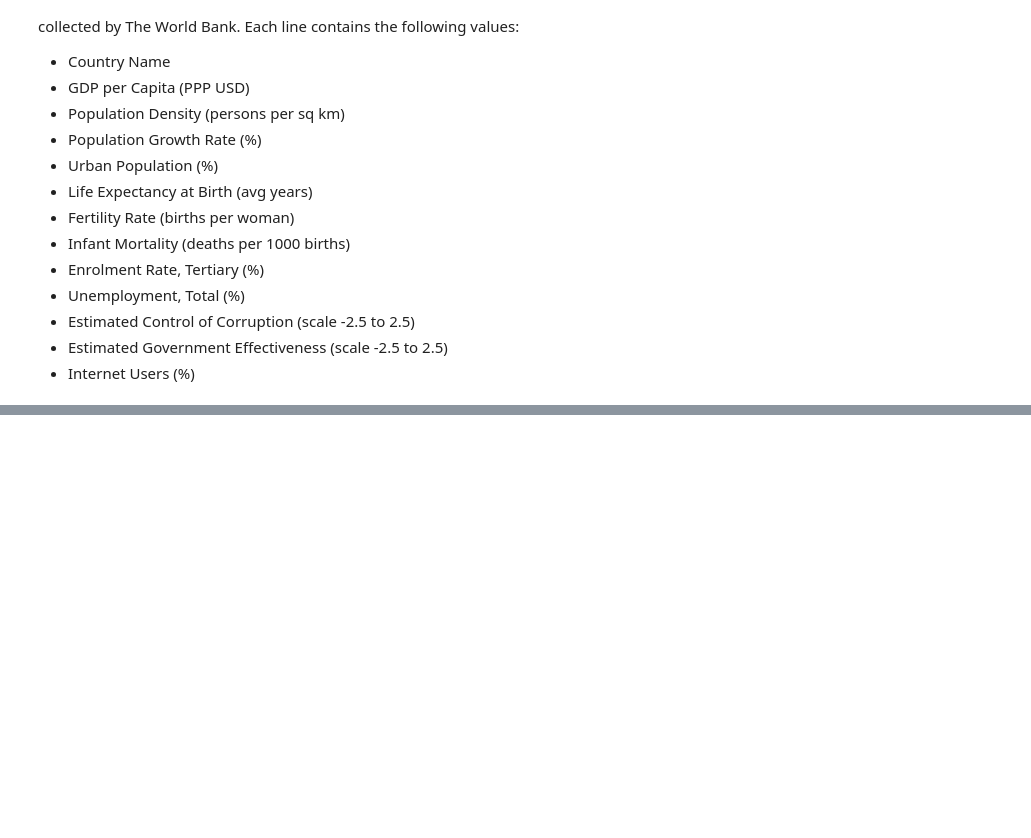
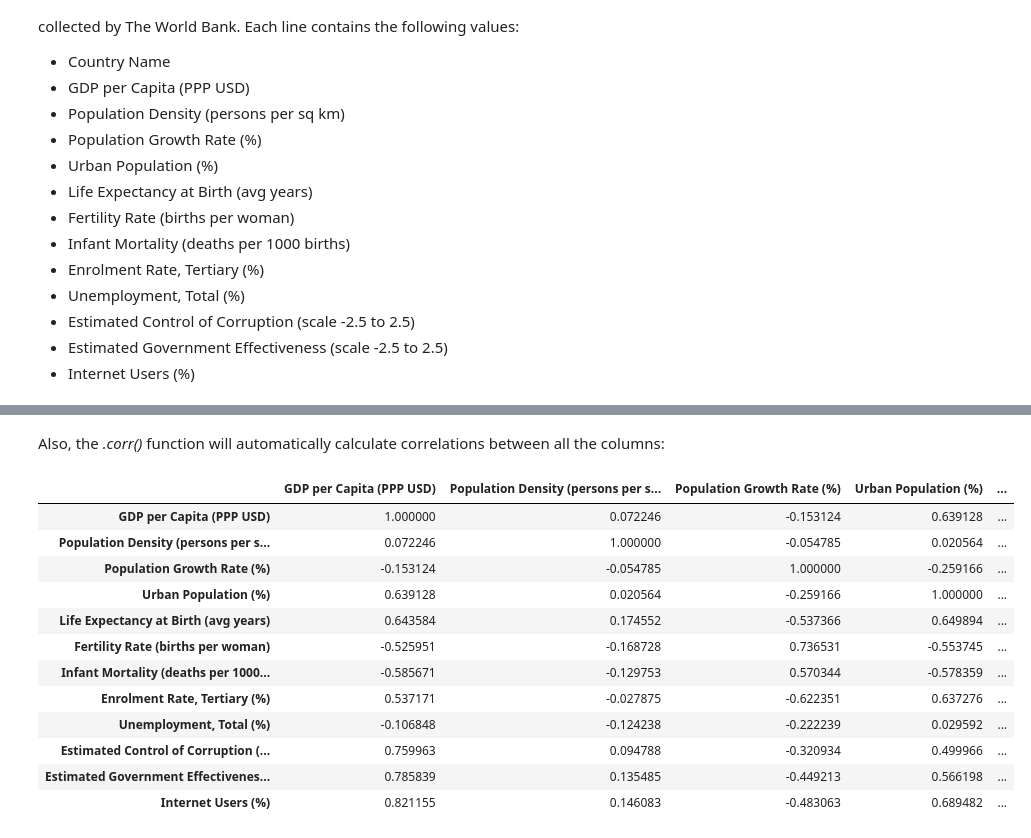
Before and after one commit to marekrei/cl-datasci-pnp, a Jupyter notebook: lecture1-introduction/lecture1.ipynb, the cells around one changed output, grey strips where cells are left out. Cells and saved outputs as stored; diff of their text form; code cells hidden in the pictures; blank space fills up the shorter version.

```diff
--- a/lecture1-introduction/lecture1.ipynb
+++ b/lecture1-introduction/lecture1.ipynb
@@ -274,0 +276,18 @@ Correlations with GDP per capita
+# %% [markdown]
+Also, the *.corr()* function will automatically calculate correlations between all the columns:
+# %%
+data.corr()
+# %% [output]
+|  | GDP per Capita (PPP USD) | Population Density (persons per s... | Population Growth Rate (%) | Urban Population (%) | ... |
+| GDP per Capita (PPP USD) | 1.000000 | 0.072246 | -0.153124 | 0.639128 | ... |
+| Population Density (persons per s... | 0.072246 | 1.000000 | -0.054785 | 0.020564 | ... |
+| Population Growth Rate (%) | -0.153124 | -0.054785 | 1.000000 | -0.259166 | ... |
+| Urban Population (%) | 0.639128 | 0.020564 | -0.259166 | 1.000000 | ... |
+| Life Expectancy at Birth (avg years) | 0.643584 | 0.174552 | -0.537366 | 0.649894 | ... |
+| Fertility Rate (births per woman) | -0.525951 | -0.168728 | 0.736531 | -0.553745 | ... |
+| Infant Mortality (deaths per 1000... | -0.585671 | -0.129753 | 0.570344 | -0.578359 | ... |
+| Enrolment Rate, Tertiary (%) | 0.537171 | -0.027875 | -0.622351 | 0.637276 | ... |
+| Unemployment, Total (%) | -0.106848 | -0.124238 | -0.222239 | 0.029592 | ... |
+| Estimated Control of Corruption (... | 0.759963 | 0.094788 | -0.320934 | 0.499966 | ... |
+| Estimated Government Effectivenes... | 0.785839 | 0.135485 | -0.449213 | 0.566198 | ... |
+| Internet Users (%) | 0.821155 | 0.146083 | -0.483063 | 0.689482 | ... |
```
Also changed, not shown: parts of 77 cells of this notebook.
